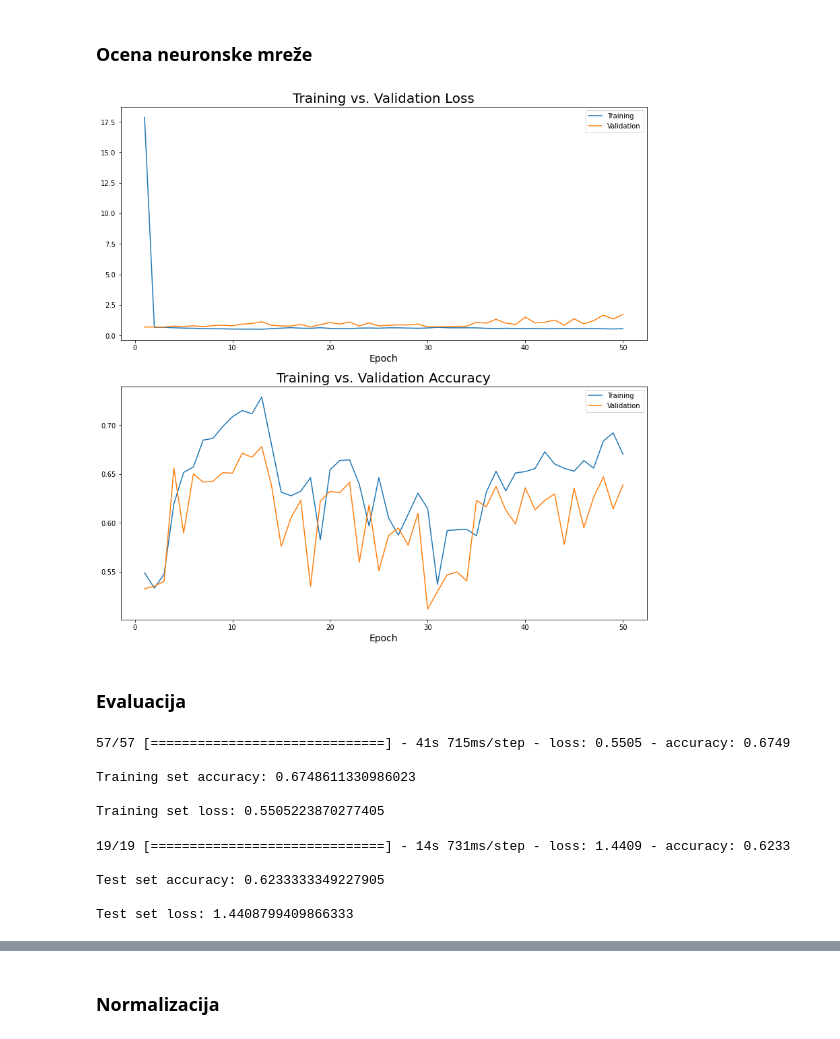
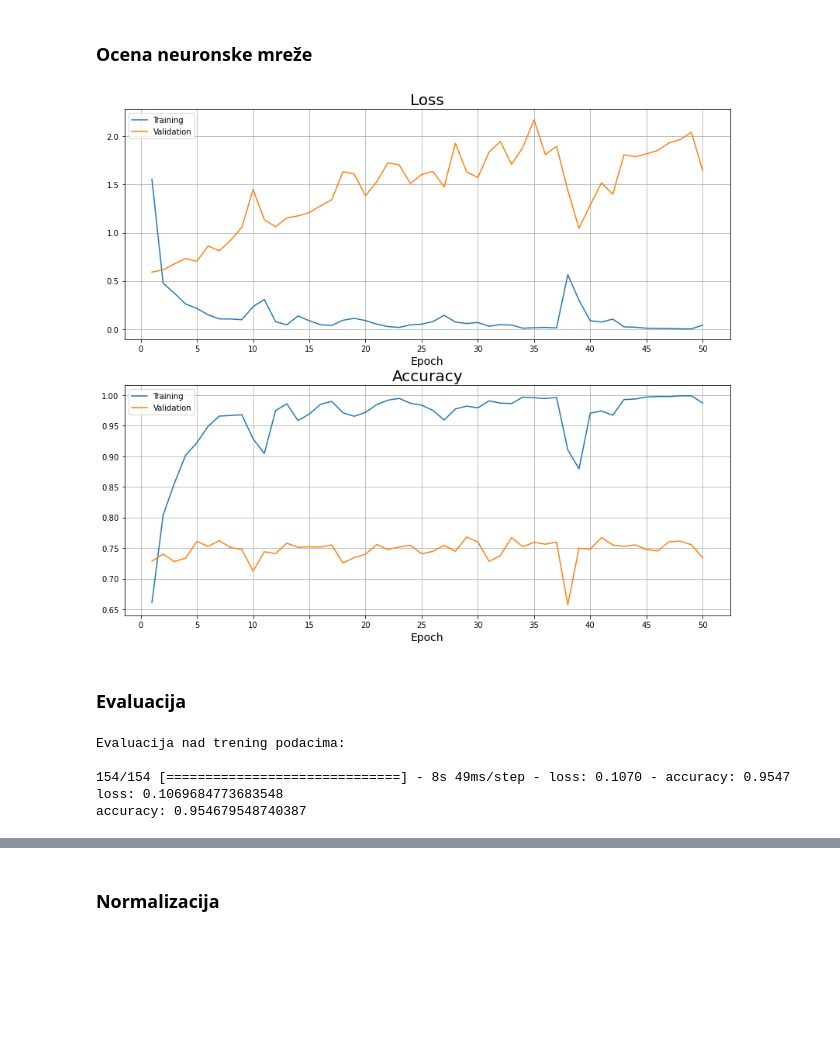
Before and after one commit to apekovic/ml-lymph-node-classification, a Jupyter notebook: 02_duboki_pristup_klasifikaciji.ipynb, the cells around one changed output, grey strips where cells are left out. Cells and saved outputs as stored; diff of their text form; code cells hidden in the pictures; blank space fills up the shorter version.

```diff
--- a/02_duboki_pristup_klasifikaciji.ipynb
+++ b/02_duboki_pristup_klasifikaciji.ipynb
@@ -45,8 +49,8 @@ y shape =  (32768, 1, 1, 1)
 # %% [markdown]
 ### Konvertovanje u np.array
 # %%
-X = np.array(X)[:12000]
-y = np.array(y)[:12000]
+X = np.array(X)
+y = np.array(y)
 # %% [markdown]
 ### Reshape iz  4D u 2D
 # %%
@@ -76,3 +82,3 @@ print(y_reshape)
 # %%
-X_train, X_test_and_val, y_train, y_test_and_val = train_test_split(X_reshape, y_reshape, test_size = 0.4, random_state = 42, stratify = y_reshape )
-X_test, X_validation, y_test, y_validation = train_test_split(X_test_and_val, y_test_and_val, train_size = 0.5, random_state = 42, stratify = y_test_and_val)
+X_train_and_val, X_test, y_train_and_val, y_test = train_test_split(X_reshape, y_reshape, test_size = 0.2, random_state = 42, stratify = y_reshape )
+X_train, X_validation, y_train, y_validation = train_test_split(X_train_and_val, y_train_and_val, test_size = 0.25, random_state = 42, stratify = y_train_and_val)
@@ -144,8 +206,7 @@ plt.show()
 # %% [markdown]
 ### Standardizacija
 # %%
-scaler = StandardScaler()
-scaler.fit(X_train)
-X_train = scaler.transform(X_train)
-X_test = scaler.transform(X_test)
-X_validation = scaler.transform(X_validation)
+scaler_t = StandardScaler()
+scaler_t.fit(X_train)
+X_train = scaler_t.transform(X_train)
+X_validation = scaler_t.transform(X_validation)
@@ -204,7 +279,8 @@ print(X_validation)
 # %%
 ann = Sequential()
 # %%
-ann.add(InputLayer(input_shape=(nx*ny*nrgb,)))
-ann.add(Dense(units=nx*ny, activation='relu'))
-ann.add(Dense(units=nx, activation='relu'))
+ann.add(InputLayer(input_shape=(nx*ny*nrgb)))
+ann.add(Dense(units=int(nx*ny/(nrgb**3)), activation='relu'))
+ann.add(Dense(units=128, activation='relu'))
+ann.add(Dense(units=64, activation='relu'))
 ann.add(Dense(units=1, activation='sigmoid'))
@@ -259,46 +343,33 @@ Epoch 50/50
 # %% [markdown]
 ### Ocena neuronske mreže
 # %%
-plt.figure(figsize=(14,14))
+plt.figure(figsize=(14,12))
 
 plt.subplot(2, 1, 1)
 
 plt.plot(np.arange(1, 51), history.history['loss'], label='Training')
 plt.plot(np.arange(1, 51), history.history['val_loss'], label='Validation')
-plt.title('Training vs. Validation Loss', size=20)
+plt.title('Loss', size=20)
 plt.xlabel('Epoch', size=14)
+plt.xticks(np.arange(0,51,5))
+plt.grid()
 plt.legend()
 
 
 plt.subplot(2, 1, 2)
 
 plt.plot(np.arange(1, 51), history.history['accuracy'], label='Training')
 plt.plot(np.arange(1, 51), history.history['val_accuracy'], label='Validation')
-plt.title('Training vs. Validation Accuracy', size=20)
+plt.title('Accuracy', size=20)
 plt.xlabel('Epoch', size=14)
+plt.xticks(np.arange(0,51,5))
+plt.grid()
 plt.legend()
+
+plt.savefig('assets/pictures/1.DM_1_ANN_Loss_Acc_first_try.jpg')
+
 plt.show()
 # %% [output]
-[figure, old version]
+[figure, new version]
 # %% [markdown]
 ### Evaluacija
-# %%
-train_scores = ann.evaluate(X_train, y_train, batch_size=128)
-print('\nTraining set {0}: {1}'.format(ann.metrics_names[1], train_scores[1]))
-print('\nTraining set {0}: {1}'.format(ann.metrics_names[0], train_scores[0]))
-# %% [output]
-57/57 [==============================] - 41s 715ms/step - loss: 0.5505 - accuracy: 0.6749
-
-Training set accuracy: 0.6748611330986023
-
-Training set loss: 0.5505223870277405
-# %%
-test_scores = ann.evaluate(X_test, y_test, batch_size=128)
-print('\nTest set {0}: {1}'.format(ann.metrics_names[1], test_scores[1]))
-print('\nTest set {0}: {1}'.format(ann.metrics_names[0], test_scores[0]))
-# %% [output]
-19/19 [==============================] - 14s 731ms/step - loss: 1.4409 - accuracy: 0.6233
-
-Test set accuracy: 0.6233333349227905
-
-Test set loss: 1.4408799409866333
@@ -304,0 +379,12 @@ Test set loss: 1.4408799409866333
+# %%
+print('Evaluacija nad trening podacima:\n')
+
+train_scores = ann.evaluate(X_train, y_train, batch_size=128)
+print('{0}: {1}'.format(loss, train_scores[0]))
+print('{0}: {1}'.format(acc, train_scores[1]))
+# %% [output]
+Evaluacija nad trening podacima:
+
+154/154 [==============================] - 8s 49ms/step - loss: 0.1070 - accuracy: 0.9547
+loss: 0.1069684773683548
+accuracy: 0.954679548740387
```
Also changed, not shown: parts of 125 cells of this notebook.
